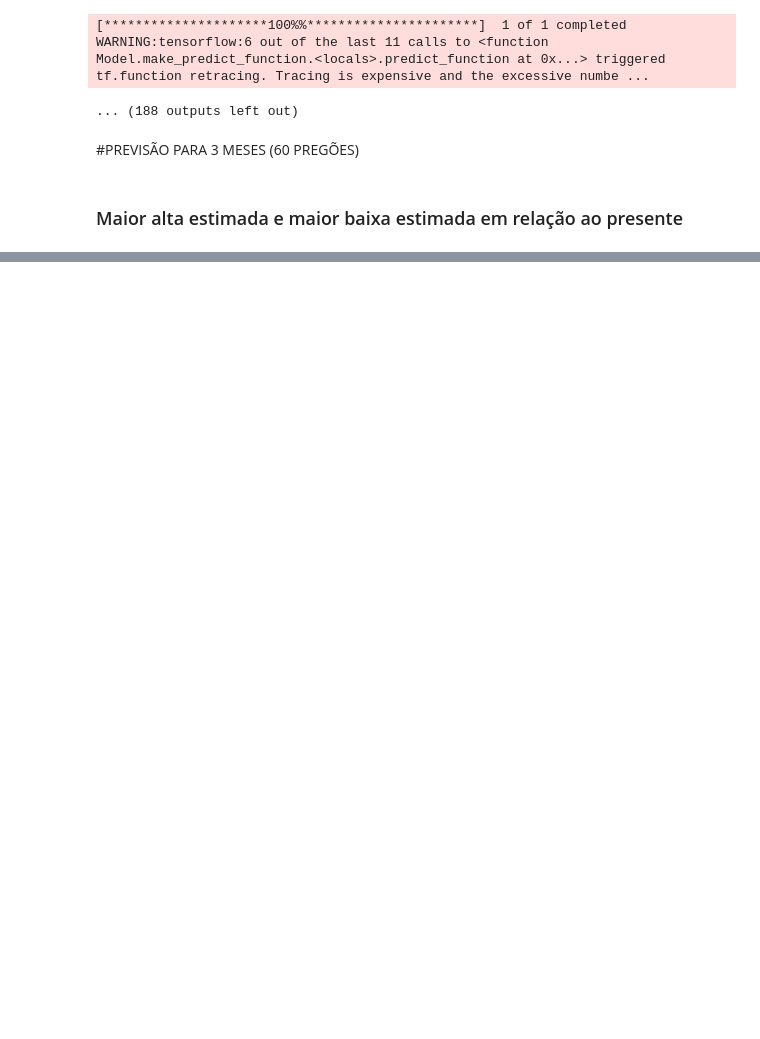
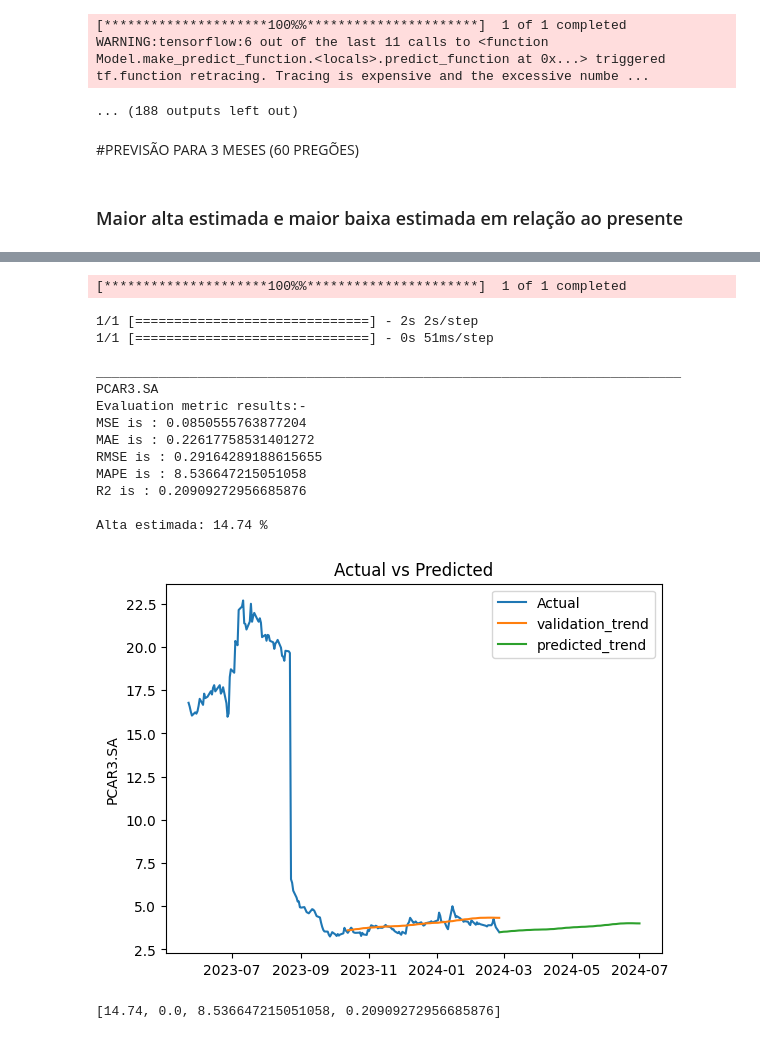
Before and after one commit to gabrielfea/previsaoacoes, a Jupyter notebook: analise_modelo_pred_acoes.ipynb, the cells around one changed output, grey strips where cells are left out. Cells and saved outputs as stored; diff of their text form; code cells hidden in the pictures; blank space fills up the shorter version.

```diff
--- a/analise_modelo_pred_acoes.ipynb
+++ b/analise_modelo_pred_acoes.ipynb
@@ -411,0 +426,19 @@ sugestoes_df
+# %%
+preve_acao("PCAR3.SA",True)
+# %% [output]
+[*********************100%%**********************]  1 of 1 completed
+1/1 [==============================] - 2s 2s/step
+1/1 [==============================] - 0s 51ms/step
+
+___________________________________________________________________________
+PCAR3.SA
+Evaluation metric results:-
+MSE is : 0.0850555763877204
+MAE is : 0.22617758531401272
+RMSE is : 0.29164289188615655
+MAPE is : 8.536647215051058
+R2 is : 0.20909272956685876
+
+Alta estimada: 14.74 %
+[figure, added]
+[14.74, 0.0, 8.536647215051058, 0.20909272956685876]
```
Also changed, not shown: parts of 10 cells of this notebook.
